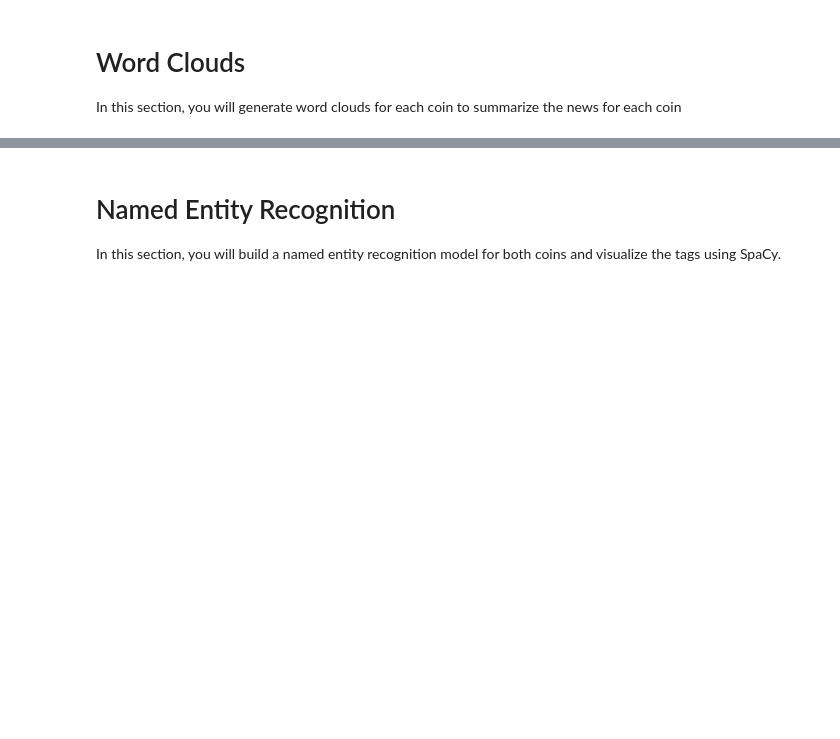
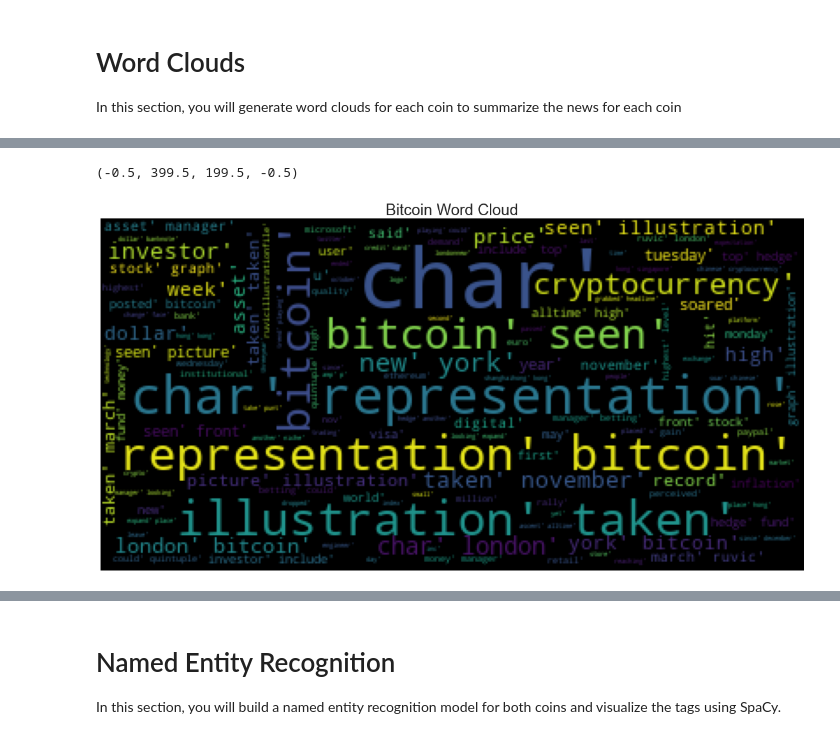
Before and after one commit to ameghani10/Tales_From_The_Crypto, a Jupyter notebook: crypto_sentiment.ipynb, the cells around one changed output, grey strips where cells are left out. Drawn from its saved outputs; the diff is of its cells as text; code cells hidden in the pictures; blank space fills up the shorter version.

```diff
--- a/crypto_sentiment.ipynb
+++ b/crypto_sentiment.ipynb
@@ -400,0 +391,12 @@ mpl.rcParams['figure.figsize'] = [20.0, 10.0]
+# %%
+# Generate the Bitcoin word cloud
+bitcoin_wc = WordCloud().generate(str(bitcoin_all_words_tokenized))
+
+plt.imshow(bitcoin_wc)
+plt.title("Bitcoin Word Cloud",
+    fontdict={"size":24}
+)
+plt.axis("off")
+# %% [output]
+(-0.5, 399.5, 199.5, -0.5)
+[figure, added]
```
Also changed, not shown: parts of 24 cells of this notebook.
